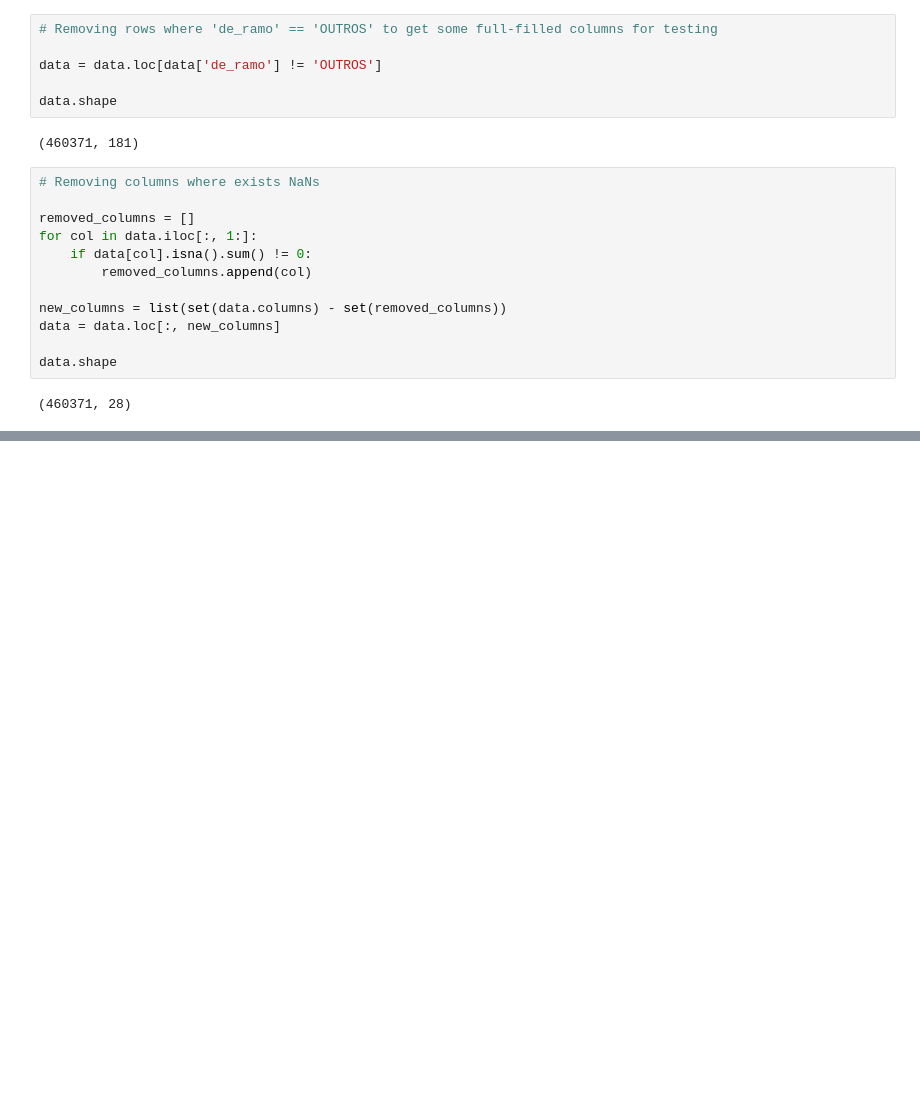
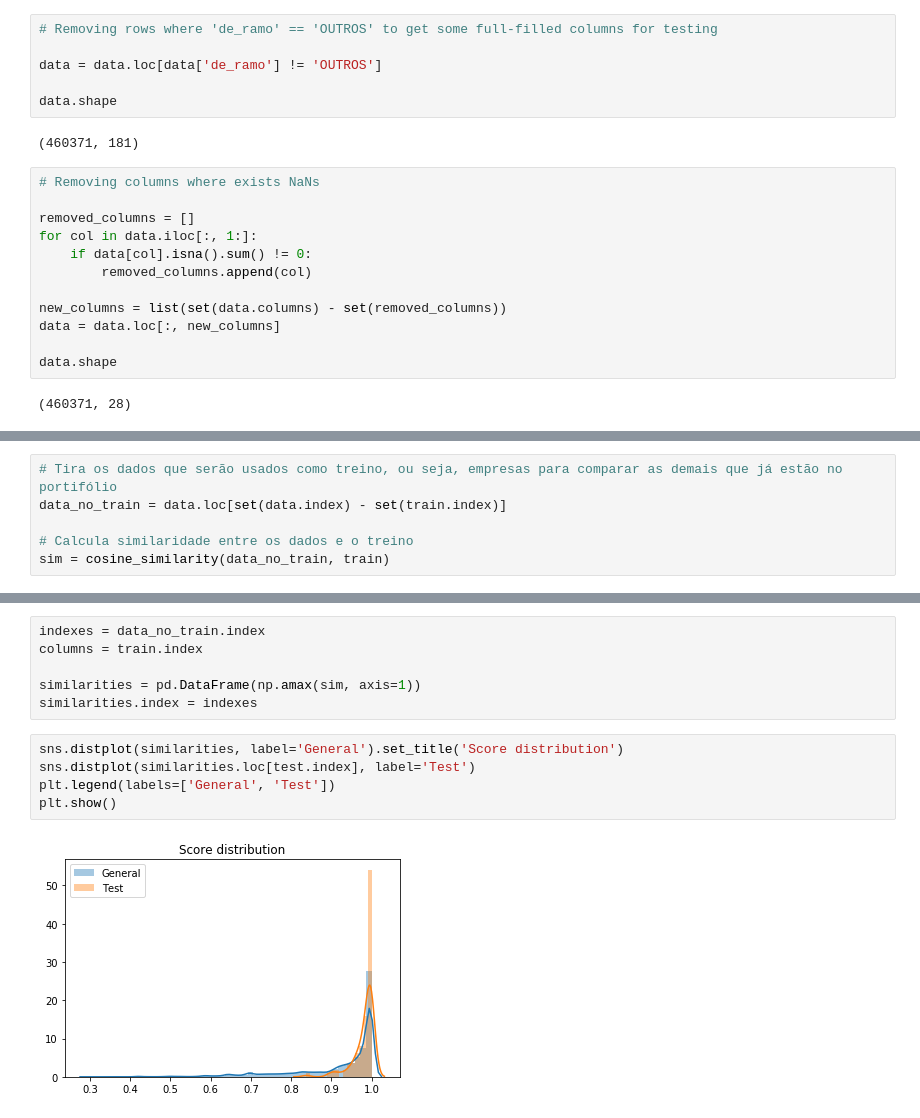
Before and after one commit to codenation-dev/squad-3-ad-data-science, a Jupyter notebook: analysis/testing_ranking_algorithm.ipynb, the cells around one changed output, grey strips where cells are left out. Saved outputs shown, nothing was run; the diff lists cells and outputs as text; blank space fills up the shorter version.

```diff
--- a/analysis/testing_ranking_algorithm.ipynb
+++ b/analysis/testing_ranking_algorithm.ipynb
@@ -201,0 +294,6 @@ sns.distplot(similarities)
+# %%
+# Tira os dados que serão usados como treino, ou seja, empresas para comparar as demais que já estão no portifólio
+data_no_train = data.loc[set(data.index) - set(train.index)]
+
+# Calcula similaridade entre os dados e o treino
+sim = cosine_similarity(data_no_train, train)
@@ -201,0 +304,13 @@ sns.distplot(similarities)
+# %%
+indexes = data_no_train.index
+columns = train.index
+
+similarities = pd.DataFrame(np.amax(sim, axis=1))
+similarities.index = indexes
+# %%
+sns.distplot(similarities, label='General').set_title('Score distribution')
+sns.distplot(similarities.loc[test.index], label='Test')
+plt.legend(labels=['General', 'Test'])
+plt.show()
+# %% [output]
+[figure, added]
```
Also changed, not shown: parts of 67 cells of this notebook.
